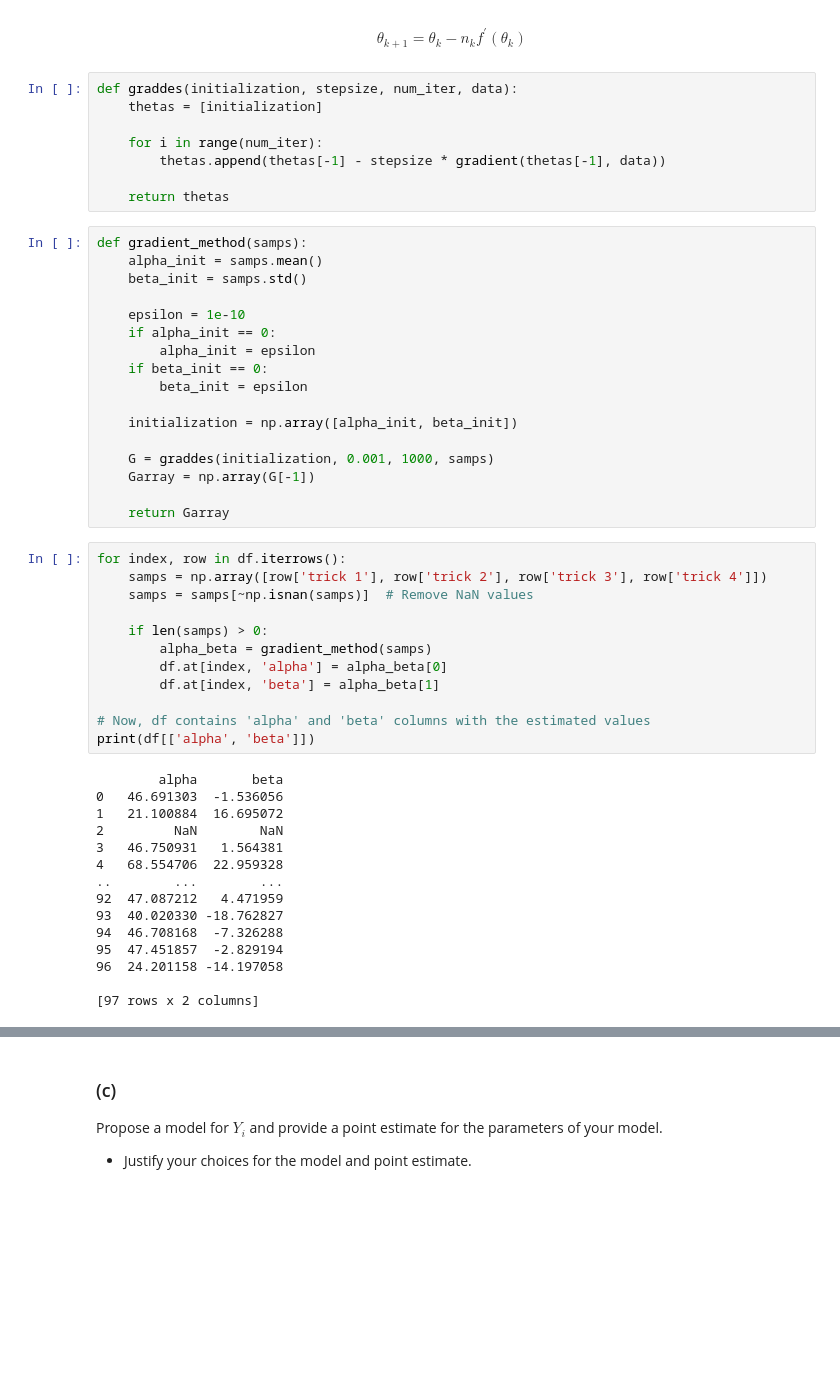
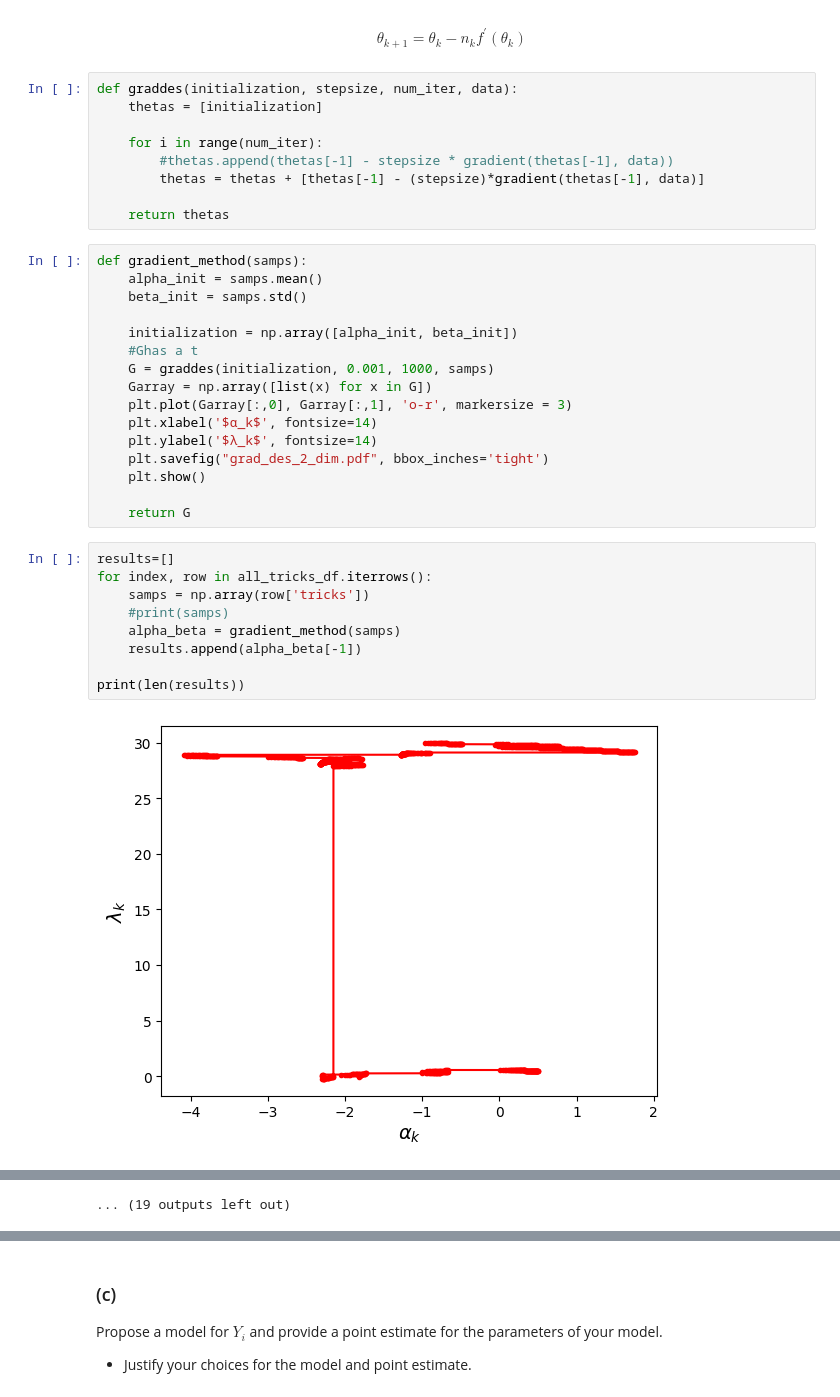
Before and after one commit to Fluntin/Statistical-Learning-and-Data-Analysis, a Jupyter notebook: Projektuppgift/Projekt.ipynb, the cells around one changed output, grey strips where cells are left out. Cells and saved outputs as stored; diff of their text form; blank space fills up the shorter version.

Commit message:
Cant get the gradient method to converge...

```diff
--- a/Projektuppgift/Projekt.ipynb
+++ b/Projektuppgift/Projekt.ipynb
@@ -652,7 +687,8 @@ def graddes(initialization, stepsize, num_iter, data):
     thetas = [initialization]
 
     for i in range(num_iter):
-        thetas.append(thetas[-1] - stepsize * gradient(thetas[-1], data))
+        #thetas.append(thetas[-1] - stepsize * gradient(thetas[-1], data))
+        thetas = thetas + [thetas[-1] - (stepsize)*gradient(thetas[-1], data)]
 
     return thetas
 # %%
@@ -660,42 +696,25 @@ def gradient_method(samps):
     alpha_init = samps.mean()
     beta_init = samps.std()
 
-    epsilon = 1e-10
-    if alpha_init == 0:
-        alpha_init = epsilon
-    if beta_init == 0:
-        beta_init = epsilon
+    initialization = np.array([alpha_init, beta_init])
+    #Ghas a t
+    G = graddes(initialization, 0.001, 1000, samps)
+    Garray = np.array([list(x) for x in G])
+    plt.plot(Garray[:,0], Garray[:,1], 'o-r', markersize = 3)
+    plt.xlabel('$α_k$', fontsize=14)
+    plt.ylabel('$λ_k$', fontsize=14)
+    plt.savefig("grad_des_2_dim.pdf", bbox_inches='tight')
+    plt.show()
 
-    initialization = np.array([alpha_init, beta_init])
-
-    G = graddes(initialization, 0.001, 1000, samps)
-    Garray = np.array(G[-1])
-
-    return Garray
+    return G
-# %%
-for index, row in df.iterrows():
-    samps = np.array([row['trick 1'], row['trick 2'], row['trick 3'], row['trick 4']])
-    samps = samps[~np.isnan(samps)]  # Remove NaN values
-
-    if len(samps) > 0:
-        alpha_beta = gradient_method(samps)
-        df.at[index, 'alpha'] = alpha_beta[0]
-        df.at[index, 'beta'] = alpha_beta[1]
-
-# Now, df contains 'alpha' and 'beta' columns with the estimated values
-print(df[['alpha', 'beta']])
-# %% [output]
-        alpha       beta
-0   46.691303  -1.536056
-1   21.100884  16.695072
-2         NaN        NaN
-3   46.750931   1.564381
-4   68.554706  22.959328
-..        ...        ...
-92  47.087212   4.471959
-93  40.020330 -18.762827
-94  46.708168  -7.326288
-95  47.451857  -2.829194
-96  24.201158 -14.197058
-
-[97 rows x 2 columns]
+# %%
+results=[]
+for index, row in all_tricks_df.iterrows():
+    samps = np.array(row['tricks'])
+    #print(samps)
+    alpha_beta = gradient_method(samps)
+    results.append(alpha_beta[-1])
+
+print(len(results))
+# %% [output]
+[figure, added]
@@ -702,3 +732,4 @@ print(df[['alpha', 'beta']])
+... (19 outputs left out)
 # %%
 df['alpha'] = df['alpha'].round(5)
 df['beta'] = df['beta'].round(5)
```
Also changed, not shown: parts of 12 cells of this notebook, 2 other files.
